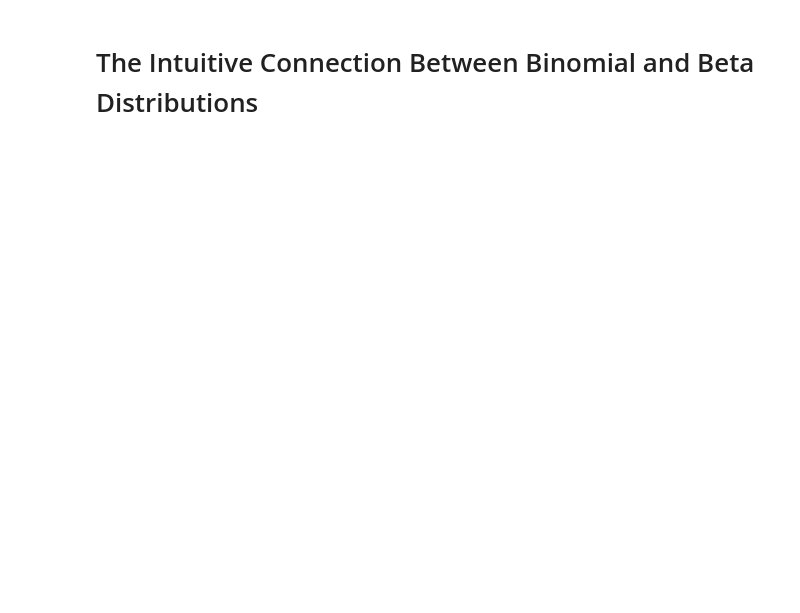
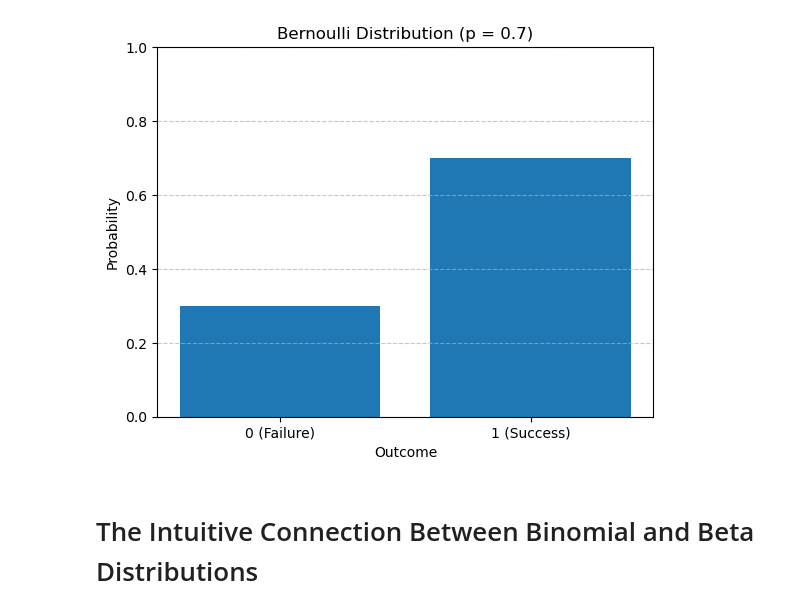
Before and after one commit to richardlottes/statistical_connections, a Jupyter notebook: statistical_connections.ipynb, the cells around one changed output. Drawn from its saved outputs; the diff is of its cells as text; code cells hidden in the pictures; blank space fills up the shorter version.

```diff
--- a/statistical_connections.ipynb
+++ b/statistical_connections.ipynb
@@ -1,2 +35,35 @@
+# %%
+import numpy as np
+import matplotlib.pyplot as plt
+
+def bernoulli_pmf(x: np.array, p: float) -> np.array:
+    '''
+    Computes a Bernoulli probability mass function that represents the discrete probability distribution of success and failure for a given Binary trial.
+
+    PARAMS:
+        - x: An array representing outcomes of a binary trial [0,1]
+        - p: The probability of success in such a trial
+
+    RETURNS:
+        - The probabilities of success and failure; Bernoulli distribution
+    '''
+
+    return p**x * (1-p)**(1-x)
+
+p = 0.7
+x = np.array([0,1])
+
+bernoulli_distribution = bernoulli_pmf(x,p)
+
+# Plotting
+plt.bar(x, bernoulli_distribution, tick_label=["0 (Failure)", "1 (Success)"])
+plt.title(f"Bernoulli Distribution (p = {p})")
+plt.ylabel("Probability")
+plt.xlabel("Outcome")
+plt.ylim(0, 1)
+plt.grid(axis='y', linestyle='--', alpha=0.7)
+plt.show()
+# %% [output]
+[figure, added]
 # %% [markdown]
 # The Intuitive Connection Between Binomial and Beta Distributions
```
Also changed, not shown: parts of 54 cells of this notebook.
